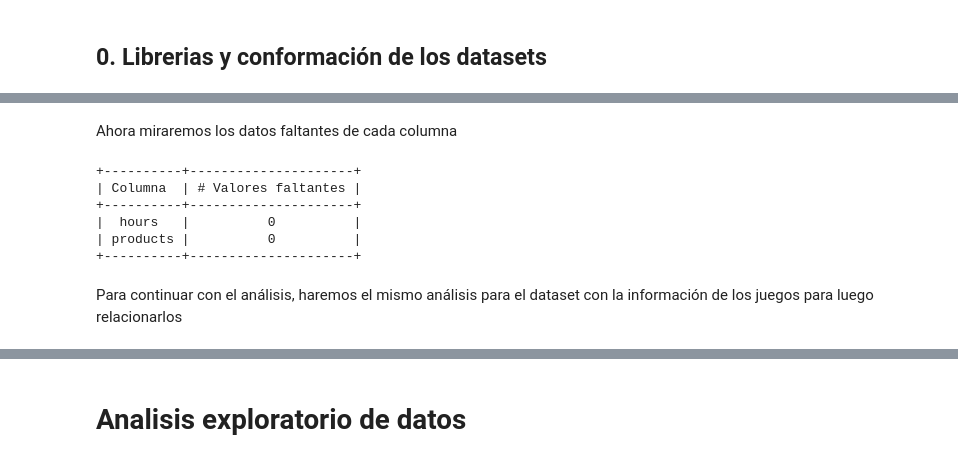
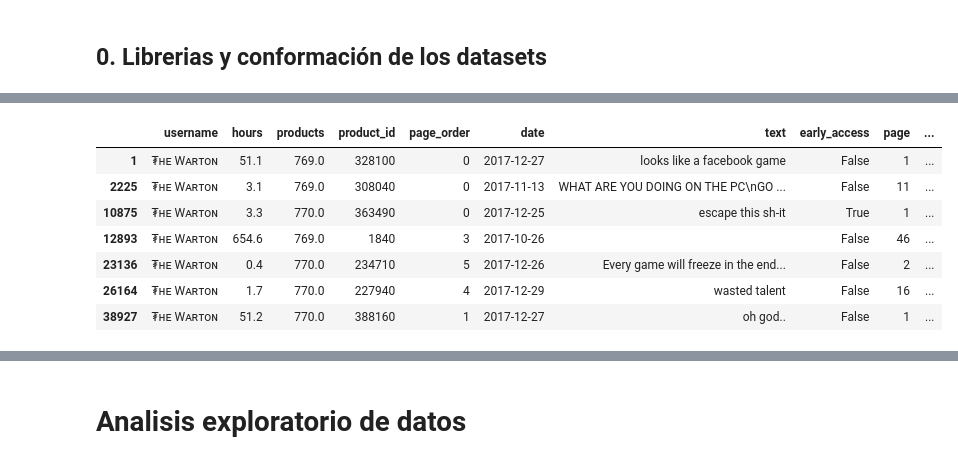
Before and after one commit to EdisonJR624/Proyecto_Steam, a Jupyter notebook: Steam_recomendaciones.ipynb, the cells around one changed output, grey strips where cells are left out. Drawn from its saved outputs; the diff is of its cells as text; code cells hidden in the pictures.

```diff
--- a/Steam_recomendaciones.ipynb
+++ b/Steam_recomendaciones.ipynb
@@ -159,26 +91,14 @@ df_rev.describe()
-# %% [markdown]
-Ahora miraremos los datos faltantes de cada columna
-# %%
-from prettytable import PrettyTable
-
-valNan = PrettyTable()
-
-valNan.field_names = ['Columna','# Valores faltantes']
-
-for a in range(len(cols_df_rev)):
-    valNan1 = df_rev[cols_df_rev[a]].isna().sum()
-    valNan.add_row([cols_df_rev[a],valNan1])
-
-print(valNan)
-# %% [output]
-+----------+---------------------+
-| Columna  | # Valores faltantes |
-+----------+---------------------+
-|  hours   |          0          |
-| products |          0          |
-+----------+---------------------+
-# %% [markdown]
-Para continuar con el análisis, haremos el mismo análisis para el dataset con la información de los juegos para luego relacionarlos
+# %%
+df_rev[df_rev['username']=='₮ʜᴇ Wᴀʀᴛᴏɴ']
+# %% [output]
+|  | username | hours | products | product_id | page_order | date | text | early_access | page | ... |
+| 1 | ₮ʜᴇ Wᴀʀᴛᴏɴ | 51.1 | 769.0 | 328100 | 0 | 2017-12-27 | looks like a facebook game | False | 1 | ... |
+| 2225 | ₮ʜᴇ Wᴀʀᴛᴏɴ | 3.1 | 769.0 | 308040 | 0 | 2017-11-13 | WHAT ARE YOU DOING ON THE PC\nGO ... | False | 11 | ... |
+| 10875 | ₮ʜᴇ Wᴀʀᴛᴏɴ | 3.3 | 770.0 | 363490 | 0 | 2017-12-25 | escape this sh-it | True | 1 | ... |
+| 12893 | ₮ʜᴇ Wᴀʀᴛᴏɴ | 654.6 | 769.0 | 1840 | 3 | 2017-10-26 |  | False | 46 | ... |
+| 23136 | ₮ʜᴇ Wᴀʀᴛᴏɴ | 0.4 | 770.0 | 234710 | 5 | 2017-12-26 | Every game will freeze in the end... | False | 2 | ... |
+| 26164 | ₮ʜᴇ Wᴀʀᴛᴏɴ | 1.7 | 770.0 | 227940 | 4 | 2017-12-29 | wasted talent | False | 16 | ... |
+| 38927 | ₮ʜᴇ Wᴀʀᴛᴏɴ | 51.2 | 770.0 | 388160 | 1 | 2017-12-27 | oh god.. | False | 1 | ... |
 # %%
 df_games.head()
 # %% [output]
```
Also changed, not shown: parts of 50 cells of this notebook.
